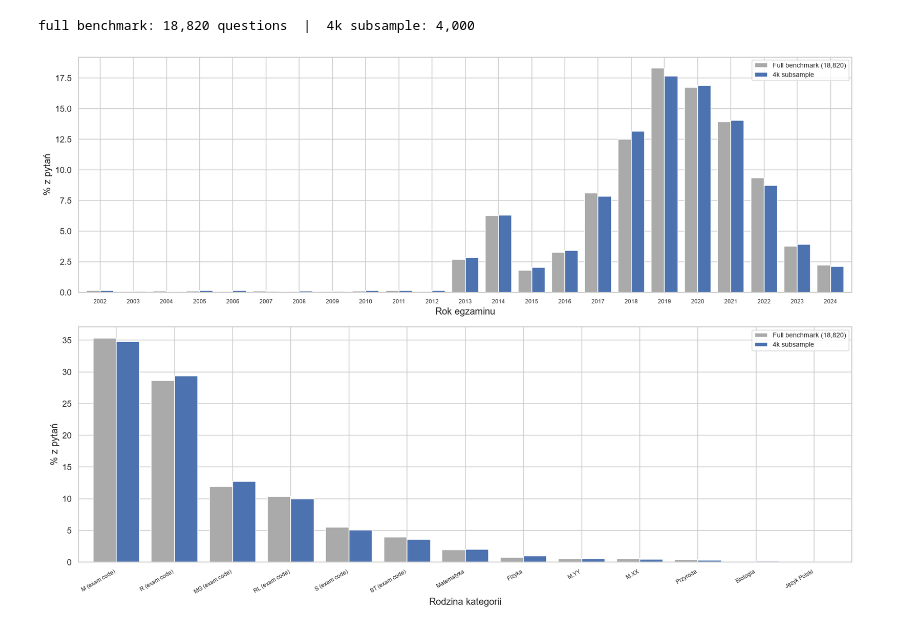
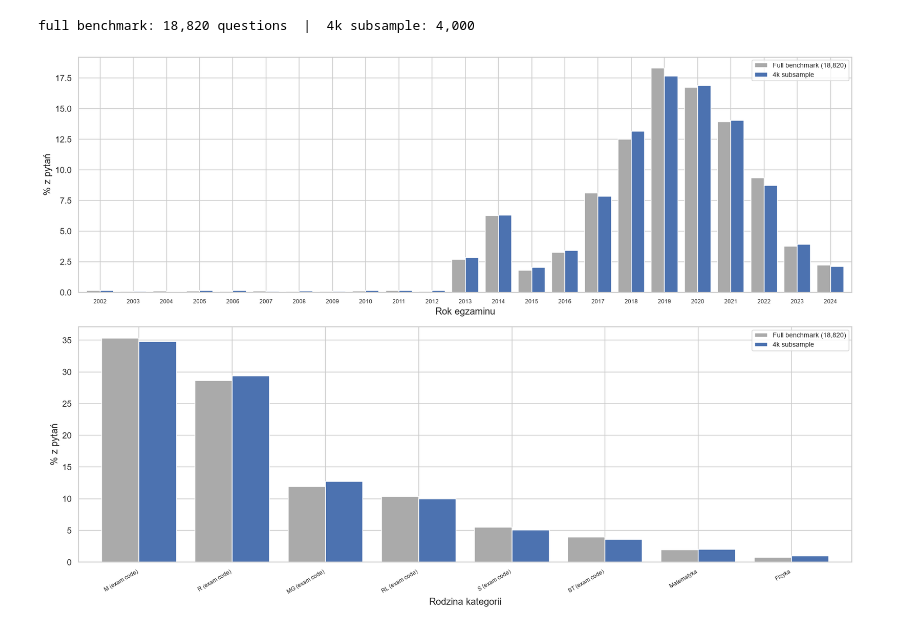
Before and after one commit to Wilsonuep/claims_processing, a Jupyter notebook: notebooks/benchmark_category_histograms.ipynb, the cells around one changed output. Drawn from its saved outputs; the diff is of its cells as text; code cells hidden in the pictures.

```diff
--- a/notebooks/benchmark_category_histograms.ipynb
+++ b/notebooks/benchmark_category_histograms.ipynb
@@ -108,31 +108,32 @@ full benchmark: 18,820 questions  |  4k subsample: 4,000
 # Two comparisons (% of questions): subsample vs full benchmark
 CMP_PALETTE = {"Full benchmark (18,820)": "#aaaaaa", "4k subsample": "#4C72B0"}
 
 def pct_compare(col, order):
     out = pd.DataFrame({
         "Full benchmark (18,820)": full[col].value_counts(normalize=True) * 100,
         "4k subsample":            claims[col].value_counts(normalize=True) * 100,
     })
     return out.reindex(order).fillna(0)
 
 fig, axes = plt.subplots(2, 1, figsize=(16, 11))
 
 # 1) Exam year
 yc = pct_compare("year", sorted(full["year"].dropna().unique()))
 yc.index = yc.index.astype(int).astype(str)
 yc.plot.bar(ax=axes[0], color=CMP_PALETTE, edgecolor="white", width=0.8)
 axes[0].set_xlabel("Rok egzaminu"); axes[0].set_ylabel("% z pytań")
 axes[0].tick_params(axis="x", labelrotation=0, labelsize=8); axes[0].legend(fontsize=9)
 
 # 2) Topic family (ordered by full-benchmark frequency)
 tf_order = full["topic_family"].value_counts().index
 tc = pct_compare("topic_family", tf_order)
+tc = tc[tc.max(axis=1) >= 1]   # drop families below 1% in BOTH series
 tc.plot.bar(ax=axes[1], color=CMP_PALETTE, edgecolor="white", width=0.8)
 axes[1].set_xlabel("Rodzina kategorii"); axes[1].set_ylabel("% z pytań")
 axes[1].tick_params(axis="x", labelrotation=30, labelsize=8); axes[1].legend(fontsize=9)
 for lbl in axes[1].get_xticklabels():
     lbl.set_ha("right")
 
 plt.tight_layout(); plt.show()
 # %% [output]
-[figure, old version]
+[figure, new version]
```
Also changed, not shown: parts of 1 cell of this notebook.
